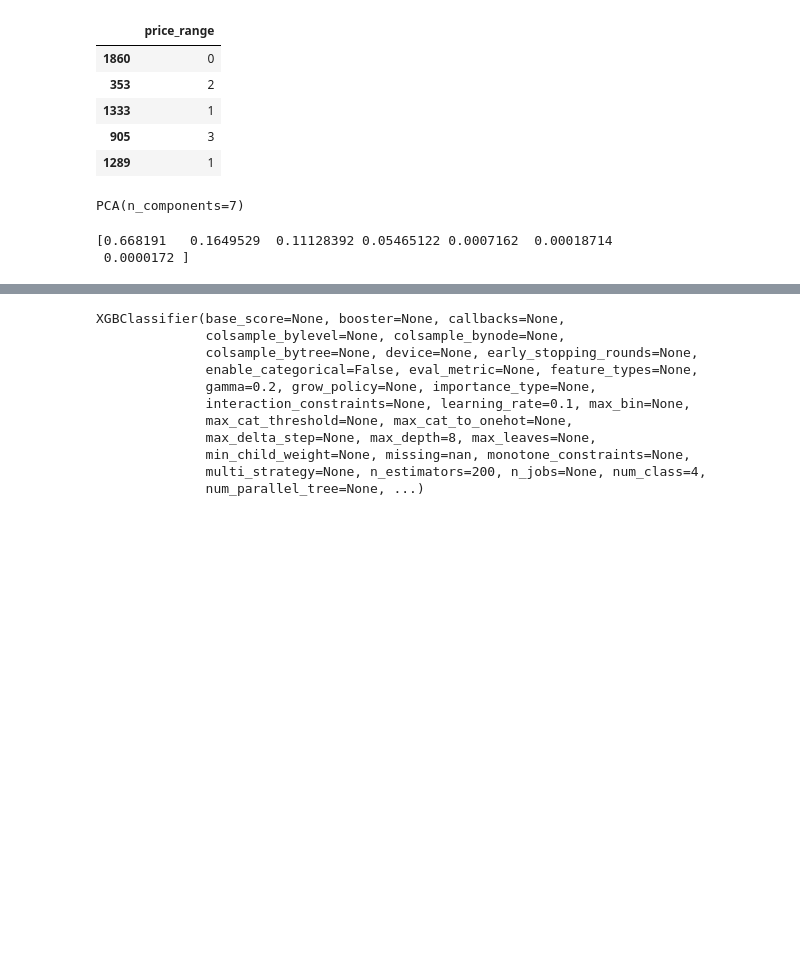
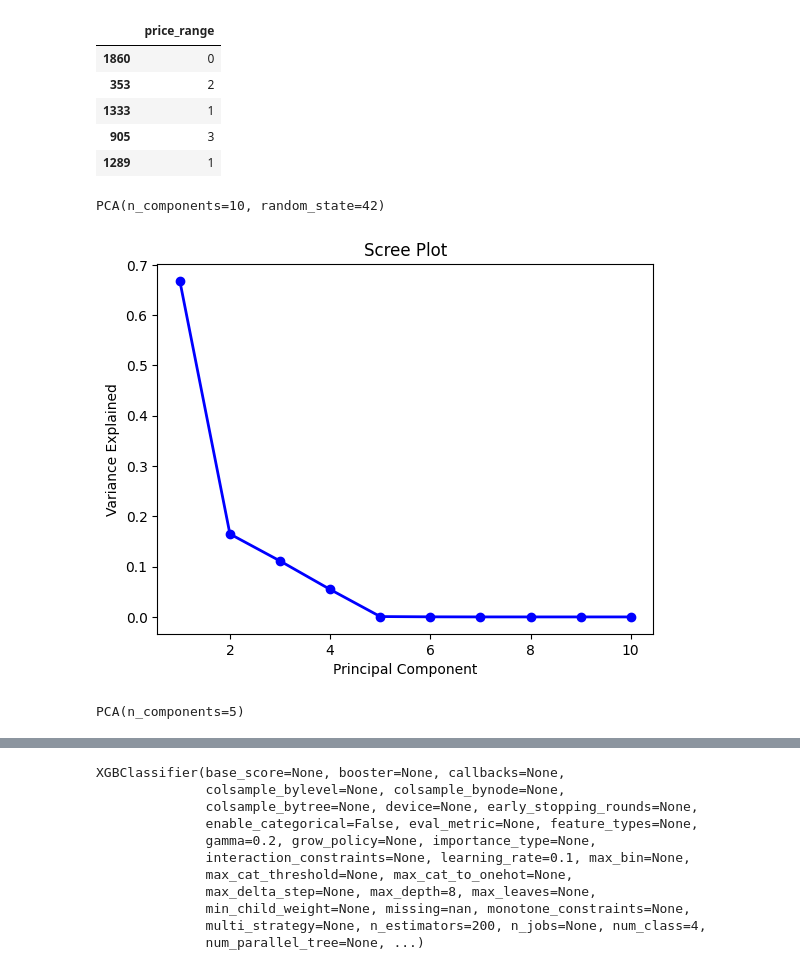
Before and after one commit to omarlila/Data-Science-Tools-project, a Jupyter notebook: Data science tools project.ipynb, the cells around one changed output, grey strips where cells are left out. Drawn from its saved outputs; the diff is of its cells as text; code cells hidden in the pictures; blank space fills up the shorter version.

```diff
--- a/Data science tools project.ipynb
+++ b/Data science tools project.ipynb
@@ -180,12 +181,20 @@ display(x_train.head(),x_test.head(),y_train.head(),y_test.head())
 | 905 | 3 |
 | 1289 | 1 |
 # %%
-pca = PCA(n_components=7)
+pca = PCA(n_components=10, random_state=42)
 pca.fit(x_train)
 # %% [output]
-PCA(n_components=7)
+PCA(n_components=10, random_state=42)
-# %%
-print(pca.explained_variance_ratio_)
-# %% [output]
-[0.668191   0.1649529  0.11128392 0.05465122 0.0007162  0.00018714
- 0.0000172 ]
+# %%
+plt.plot(np.arange(pca.n_components_) + 1, pca.explained_variance_ratio_, 'o-', linewidth=2, color='blue')
+plt.title('Scree Plot')
+plt.xlabel('Principal Component')
+plt.ylabel('Variance Explained')
+plt.show()
+# %% [output]
+[figure, added]
+# %%
+pca = PCA(n_components=5)
+pca.fit(x_train)
+# %% [output]
+PCA(n_components=5)
```
Also changed, not shown: parts of 28 cells of this notebook.
